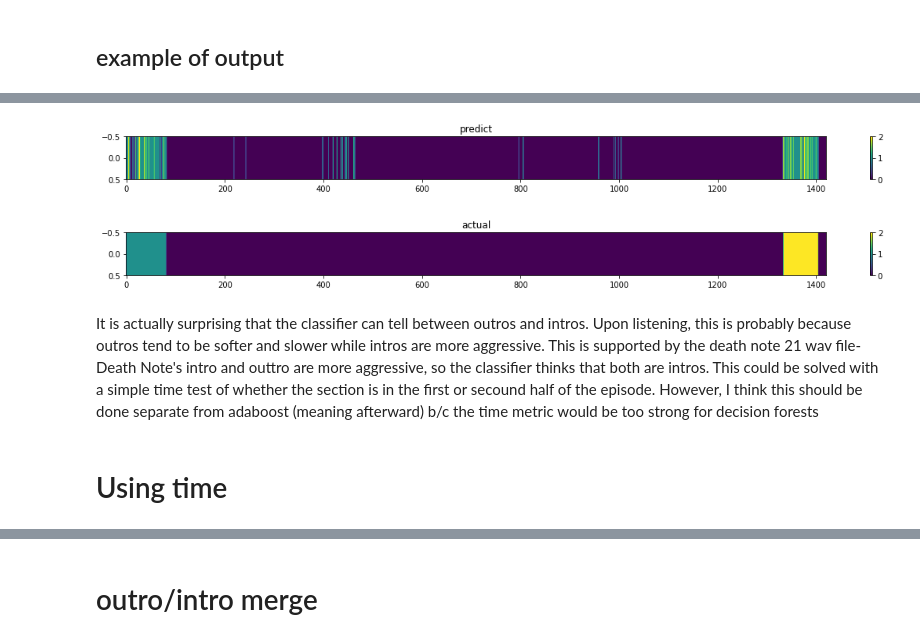
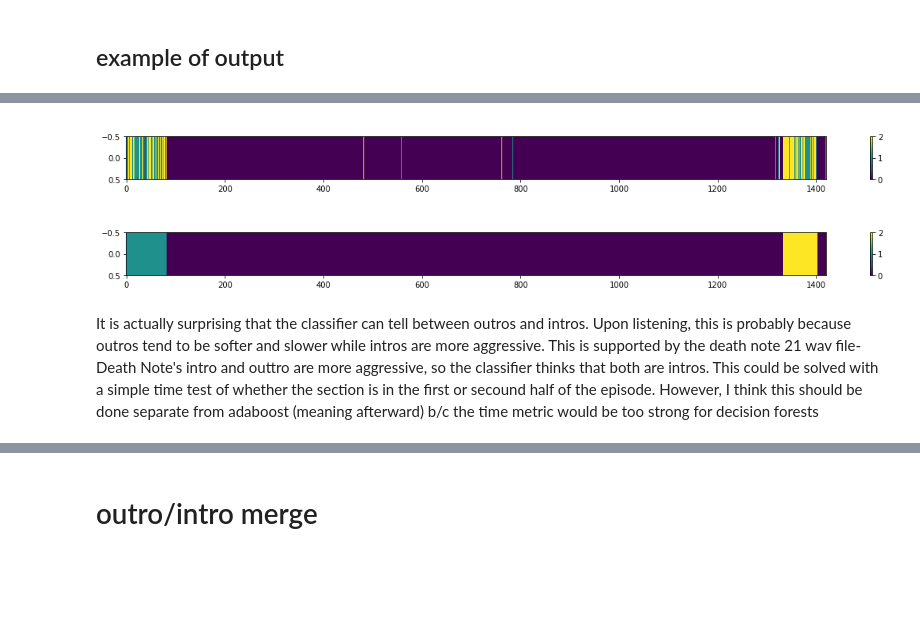
Before and after one commit to ezhang887/animintro, a Jupyter notebook: vggish_features.ipynb, the cells around one changed output, grey strips where cells are left out. Drawn from its saved outputs; the diff is of its cells as text; code cells hidden in the pictures; blank space fills up the shorter version.

```diff
--- a/vggish_features.ipynb
+++ b/vggish_features.ipynb
@@ -194,4 +47,6 @@ len(train)
 # %%
-X,y=0,0
-X_total = [t[0].cpu().numpy() for t in train]
-y_total = [t[4].cpu().numpy() for t in train]
+X_train = [t[0].cpu().numpy() for t in train]
+y_train = [t[1].cpu().numpy() for t in train]
+
+X_valid = [t[0].cpu().numpy() for t in valid]
+y_valid = [t[1].cpu().numpy() for t in valid]
@@ -199,0 +62,6 @@ y_total = [t[4].cpu().numpy() for t in train]
+# %%
+X_train = unroll(X_train)
+y_train = unroll(y_train)
+
+X_valid = unroll(X_valid)
+y_valid = unroll(y_valid)
@@ -200,4 +74,4 @@ y_total = [t[4].cpu().numpy() for t in train]
 # %%
 clf = AdaBoostClassifier(n_estimators=100, random_state=0)
-clf.fit(X_total[0], y_total[0])
+clf.fit(X_train, y_train)
 # %% [output]
@@ -244,3 +81,0 @@ np.array(X).shape
-# %%
-filename = 'adaboost.sav'
-clf = pickle.load(open(filename, 'rb'))
@@ -286,20 +112,18 @@ plt.show()
 # %%
-fn = 'Death_Note_21'
+fn = 'Death_Note_3'
 y = clf.predict(data.features[fn].cpu().numpy())
 
 plt.title('predict')
 plt.imshow(y.reshape((1,-1)), aspect='auto')
 plt.colorbar()
 plt.show()
 
 plt.title('actual')
 plt.imshow(data.labels96[fn].cpu().numpy().reshape((1,-1)), aspect='auto')
 plt.colorbar()
 plt.show()
 # %% [output]
-[figure, old version]
+[figure, new version]
-[figure, old version]
+[figure, new version]
 # %% [markdown]
 It is actually surprising that the classifier can tell between outros and intros. Upon listening, this is probably because outros tend to be softer and slower while intros are more aggressive. This is supported by the death note 21 wav file- Death Note's intro and outtro are more aggressive, so the classifier thinks that both are intros. This could be solved with a simple time test of whether the section is in the first or secound half of the episode. However, I think this should be done separate from adaboost (meaning afterward) b/c the time metric would be too strong for decision forests
-# %% [markdown]
-# Using time
```
Also changed, not shown: parts of 84 cells of this notebook, 4 other files.
